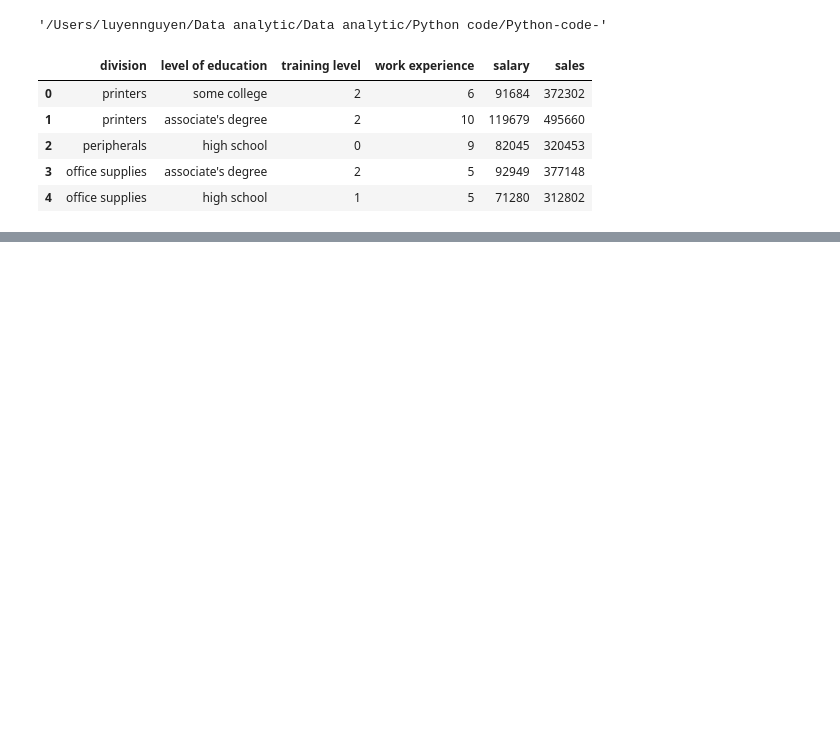
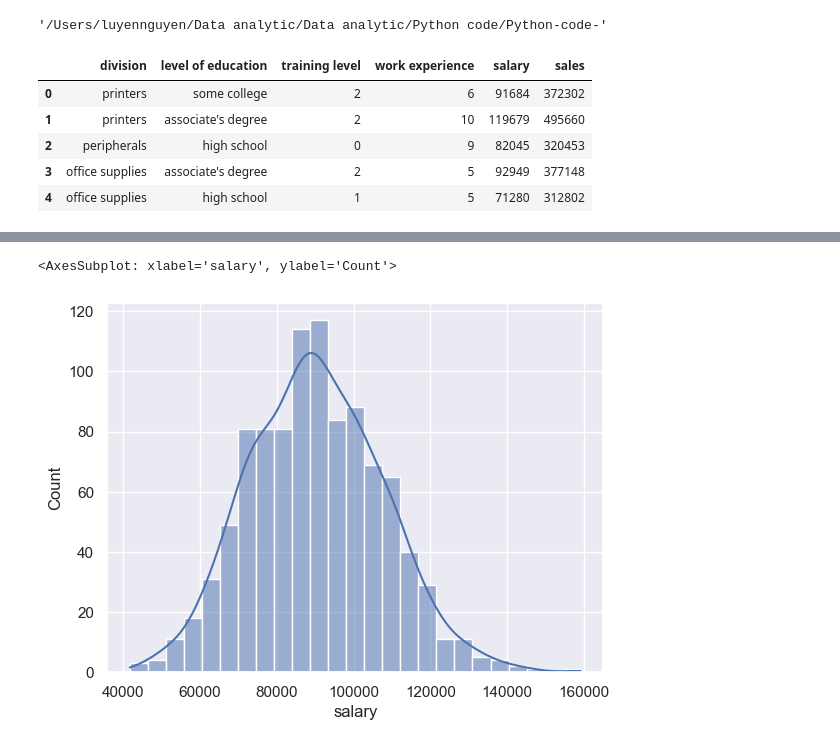
Before and after one commit to luyenquoc/Python-code-, a Jupyter notebook: Seaborn.ipynb, the cells around one changed output, grey strips where cells are left out. Cells and saved outputs as stored; diff of their text form; code cells hidden in the pictures; blank space fills up the shorter version.

```diff
--- a/Seaborn.ipynb
+++ b/Seaborn.ipynb
@@ -26,0 +39,5 @@ plt.savefig('my_plot.jpg')
+# %%
+sns.histplot(data = df, x = 'salary', kde = True)
+# %% [output]
+<AxesSubplot: xlabel='salary', ylabel='Count'>
+[figure, added]
```
Also changed, not shown: parts of 11 cells of this notebook, 1 other file.
